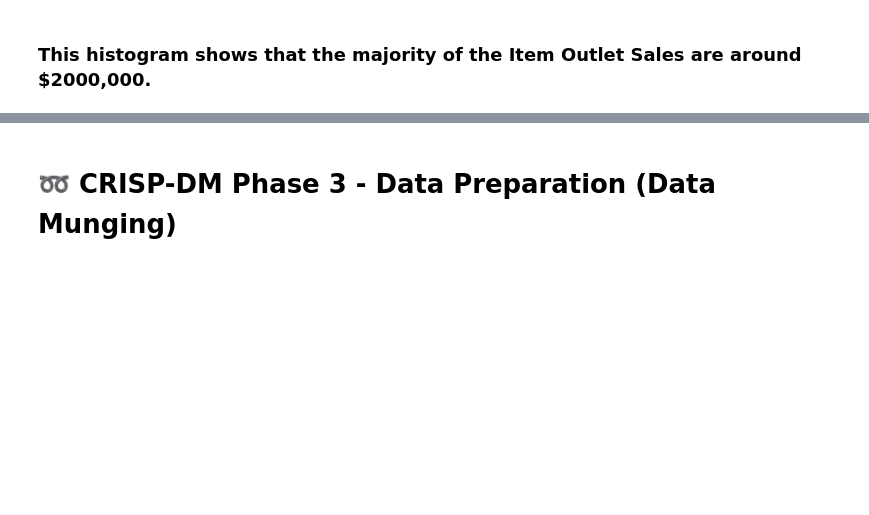
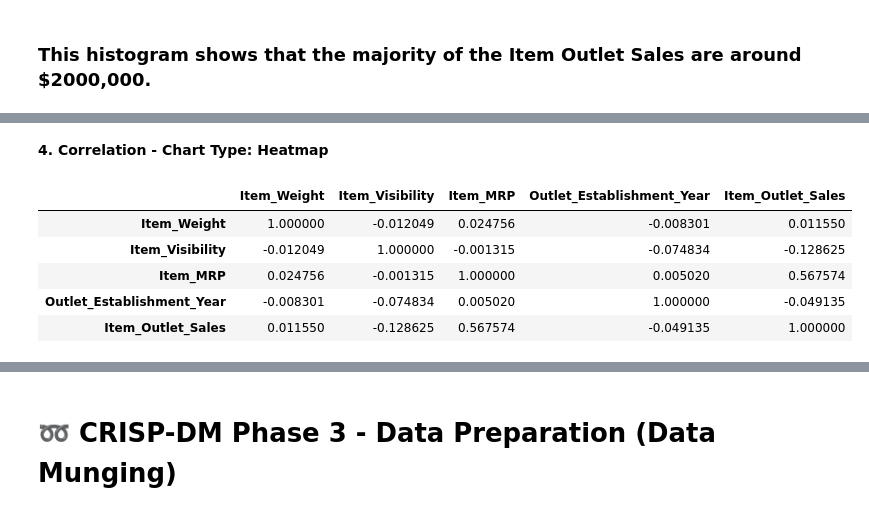
Before and after one commit to Souha-Kabtni/Sales_Predictions, a Jupyter notebook: Copy_of_Food_Sales_Prediction.ipynb, the cells around one changed output, grey strips where cells are left out. Drawn from its saved outputs; the diff is of its cells as text; code cells hidden in the pictures; blank space fills up the shorter version.

```diff
--- a/Copy_of_Food_Sales_Prediction.ipynb
+++ b/Copy_of_Food_Sales_Prediction.ipynb
@@ -325,0 +434,14 @@ sns.stripplot(data =df, x='Item_Outlet_Sales', y='Item_Type', hue = 'Item_Fat_Co
+# %% [markdown]
+**4. Correlation - Chart Type: Heatmap**
+# %%
+# I am searching for the correlation between all numercial values in my df dataframe
+
+correlation = df.corr()
+correlation
+# %% [output]
+|  | Item_Weight | Item_Visibility | Item_MRP | Outlet_Establishment_Year | Item_Outlet_Sales |
+| Item_Weight | 1.000000 | -0.012049 | 0.024756 | -0.008301 | 0.011550 |
+| Item_Visibility | -0.012049 | 1.000000 | -0.001315 | -0.074834 | -0.128625 |
+| Item_MRP | 0.024756 | -0.001315 | 1.000000 | 0.005020 | 0.567574 |
+| Outlet_Establishment_Year | -0.008301 | -0.074834 | 0.005020 | 1.000000 | -0.049135 |
+| Item_Outlet_Sales | 0.011550 | -0.128625 | 0.567574 | -0.049135 | 1.000000 |
```
Also changed, not shown: parts of 14 cells of this notebook.
